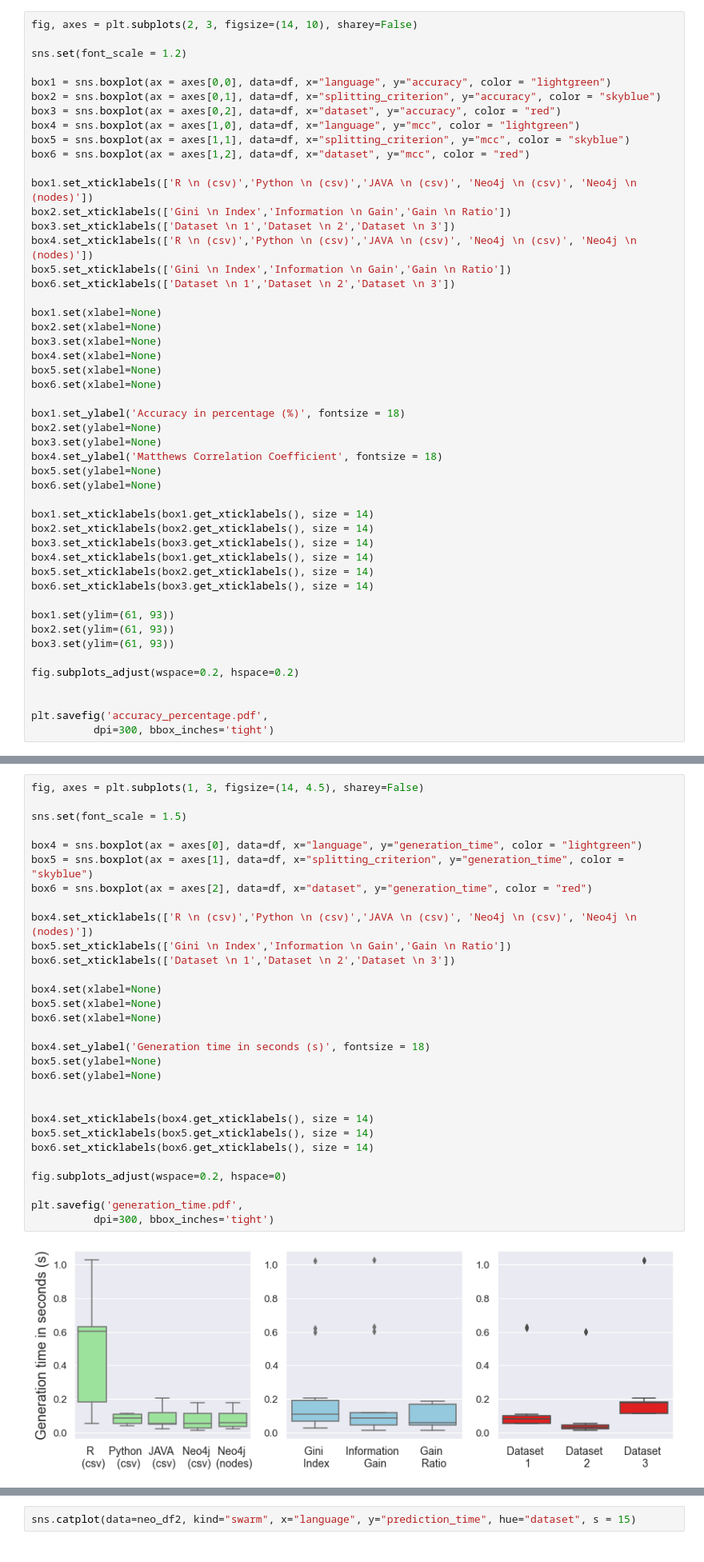
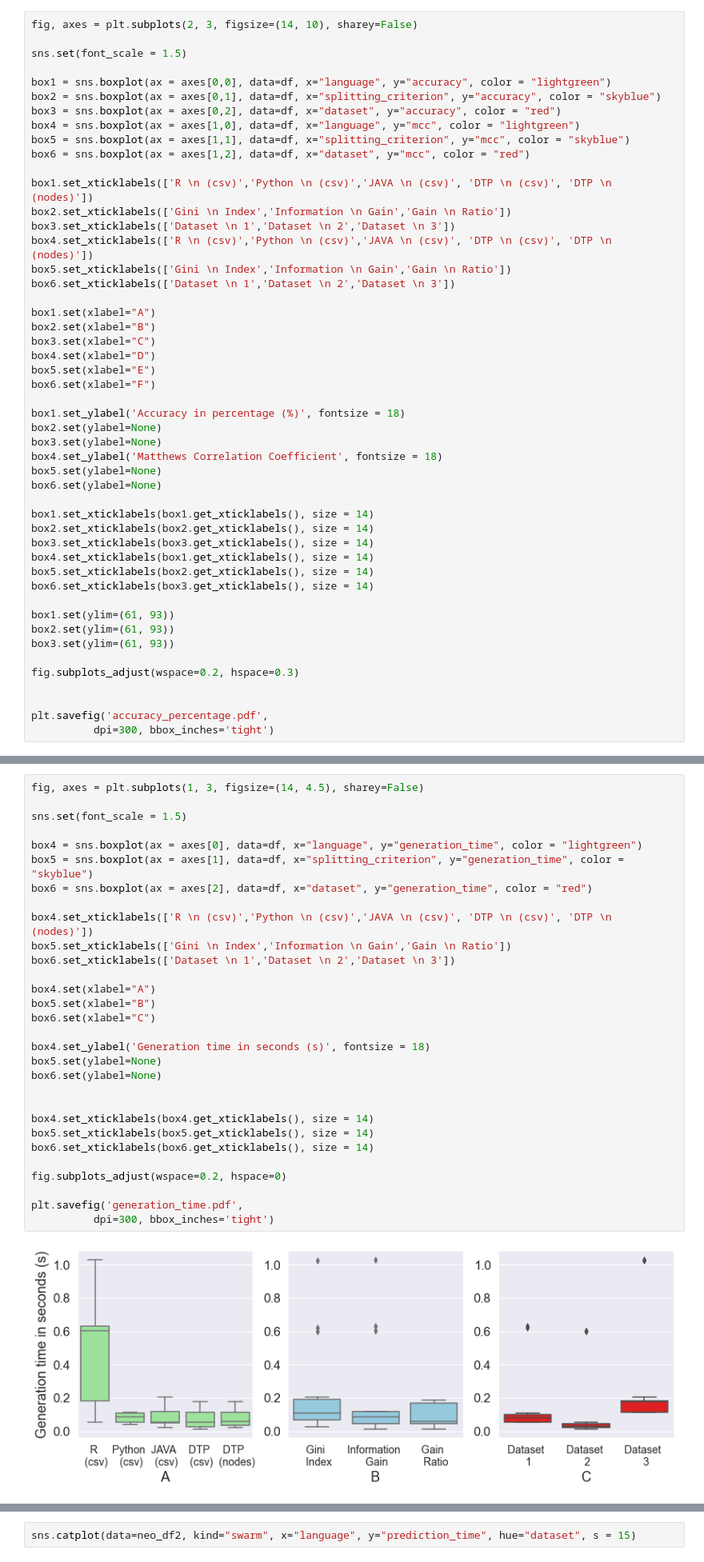
Before and after one commit to clumsyspeedboat/Decision-Tree-Neo4j, a Jupyter notebook: DT Analysis/dt_analysis.ipynb, the cells around one changed output, grey strips where cells are left out. Shown at 80% size. Drawn from its saved outputs; the diff is of its cells as text.

```diff
--- a/DT Analysis/dt_analysis.ipynb
+++ b/DT Analysis/dt_analysis.ipynb
@@ -73,7 +73,7 @@ sns.displot(data=df, x="generation_time",col= "splitting_criterion", kde=True)
 # %%
 fig, axes = plt.subplots(2, 3, figsize=(14, 10), sharey=False)
 
-sns.set(font_scale = 1.2)
+sns.set(font_scale = 1.5)
 
 box1 = sns.boxplot(ax = axes[0,0], data=df, x="language", y="accuracy", color = "lightgreen")
 box2 = sns.boxplot(ax = axes[0,1], data=df, x="splitting_criterion", y="accuracy", color = "skyblue")
@@ -82,19 +82,19 @@ box4 = sns.boxplot(ax = axes[1,0], data=df, x="language", y="mcc", color = "ligh
 box5 = sns.boxplot(ax = axes[1,1], data=df, x="splitting_criterion", y="mcc", color = "skyblue")
 box6 = sns.boxplot(ax = axes[1,2], data=df, x="dataset", y="mcc", color = "red")
 
-box1.set_xticklabels(['R \n (csv)','Python \n (csv)','JAVA \n (csv)', 'Neo4j \n (csv)', 'Neo4j \n (nodes)'])
+box1.set_xticklabels(['R \n (csv)','Python \n (csv)','JAVA \n (csv)', 'DTP \n (csv)', 'DTP \n (nodes)'])
 box2.set_xticklabels(['Gini \n Index','Information \n Gain','Gain \n Ratio'])
 box3.set_xticklabels(['Dataset \n 1','Dataset \n 2','Dataset \n 3'])
-box4.set_xticklabels(['R \n (csv)','Python \n (csv)','JAVA \n (csv)', 'Neo4j \n (csv)', 'Neo4j \n (nodes)'])
+box4.set_xticklabels(['R \n (csv)','Python \n (csv)','JAVA \n (csv)', 'DTP \n (csv)', 'DTP \n (nodes)'])
 box5.set_xticklabels(['Gini \n Index','Information \n Gain','Gain \n Ratio'])
 box6.set_xticklabels(['Dataset \n 1','Dataset \n 2','Dataset \n 3'])
 
-box1.set(xlabel=None)
-box2.set(xlabel=None)
-box3.set(xlabel=None)
-box4.set(xlabel=None)
-box5.set(xlabel=None)
-box6.set(xlabel=None)
+box1.set(xlabel="A")
+box2.set(xlabel="B")
+box3.set(xlabel="C")
+box4.set(xlabel="D")
+box5.set(xlabel="E")
+box6.set(xlabel="F")
 
 box1.set_ylabel('Accuracy in percentage (%)', fontsize = 18)
 box2.set(ylabel=None)
@@ -114,7 +114,7 @@ box1.set(ylim=(61, 93))
 box2.set(ylim=(61, 93))
 box3.set(ylim=(61, 93))
 
-fig.subplots_adjust(wspace=0.2, hspace=0.2)
+fig.subplots_adjust(wspace=0.2, hspace=0.3)
 
 
 plt.savefig('accuracy_percentage.pdf',
@@ -124,35 +124,35 @@ plt.savefig('accuracy_percentage.pdf',
 # %%
 fig, axes = plt.subplots(1, 3, figsize=(14, 4.5), sharey=False)
 
 sns.set(font_scale = 1.5)
 
 box4 = sns.boxplot(ax = axes[0], data=df, x="language", y="generation_time", color = "lightgreen")
 box5 = sns.boxplot(ax = axes[1], data=df, x="splitting_criterion", y="generation_time", color = "skyblue")
 box6 = sns.boxplot(ax = axes[2], data=df, x="dataset", y="generation_time", color = "red")
 
-box4.set_xticklabels(['R \n (csv)','Python \n (csv)','JAVA \n (csv)', 'Neo4j \n (csv)', 'Neo4j \n (nodes)'])
+box4.set_xticklabels(['R \n (csv)','Python \n (csv)','JAVA \n (csv)', 'DTP \n (csv)', 'DTP \n (nodes)'])
 box5.set_xticklabels(['Gini \n Index','Information \n Gain','Gain \n Ratio'])
 box6.set_xticklabels(['Dataset \n 1','Dataset \n 2','Dataset \n 3'])
 
-box4.set(xlabel=None)
-box5.set(xlabel=None)
-box6.set(xlabel=None)
+box4.set(xlabel="A")
+box5.set(xlabel="B")
+box6.set(xlabel="C")
 
 box4.set_ylabel('Generation time in seconds (s)', fontsize = 18)
 box5.set(ylabel=None)
 box6.set(ylabel=None)
 
 
 box4.set_xticklabels(box4.get_xticklabels(), size = 14)
 box5.set_xticklabels(box5.get_xticklabels(), size = 14)
 box6.set_xticklabels(box6.get_xticklabels(), size = 14)
 
 fig.subplots_adjust(wspace=0.2, hspace=0)
 
 plt.savefig('generation_time.pdf',
           dpi=300, bbox_inches='tight')
 # %% [output]
-[figure, old version]
+[figure, new version]
 # %%
 fig, axes = plt.subplots(1, 2, figsize=(10, 5))
 
```
Also changed, not shown: parts of 4 cells of this notebook, 2 other files.
